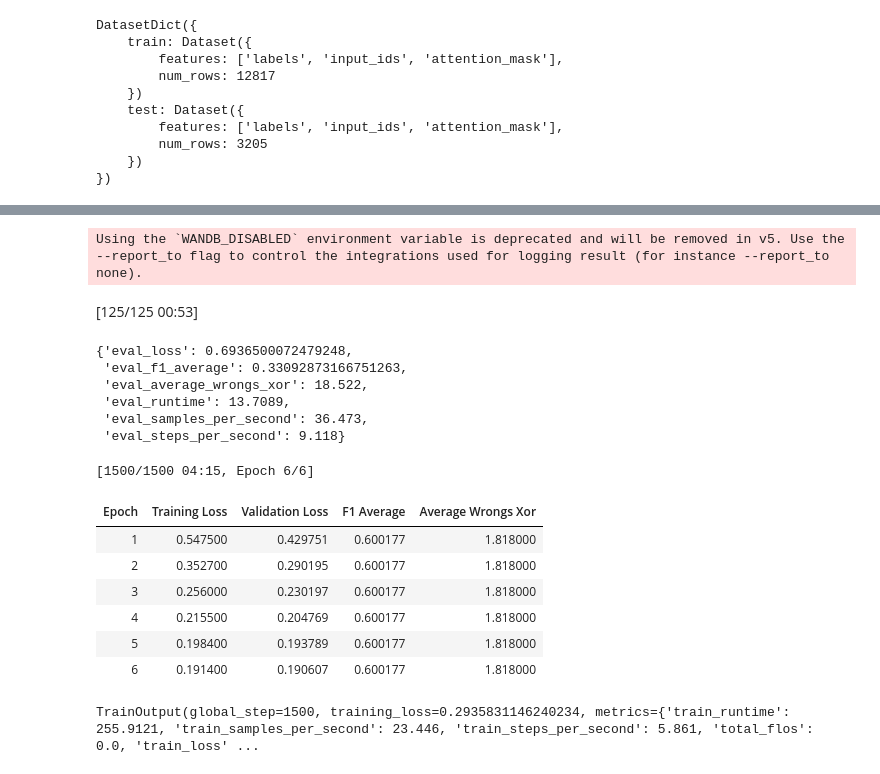
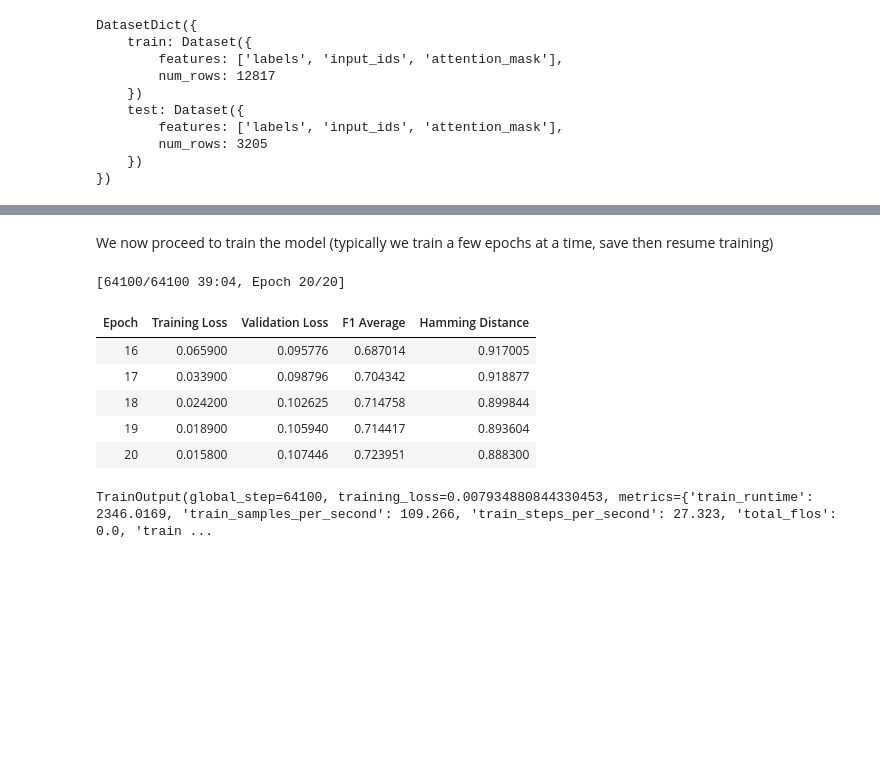
Before and after one commit to RicoBorra/ProteinFunctionPrediction, a Jupyter notebook: protein_function_prediction.ipynb, the cells around one changed output, grey strips where cells are left out. Cells and saved outputs as stored; diff of their text form; code cells hidden in the pictures; blank space fills up the shorter version.

```diff
--- a/get_go_slimming_set_annotation.ipynb
+++ b/protein_function_prediction.ipynb
@@ -160,15 +212,10 @@ from typing import List, Dict, Any
 def compute_metrics(eval_pred):
     f1_score = evaluate.load("f1")
     predictions, labels = eval_pred
-    #print("metrics")
-    #print(predictions, labels)
-    #print(eval_pred.inputs)
     predictions = np.where(predictions > 0.5, 1, 0)
     labels = np.where(labels > 0.5, 1, 0)
     f1s = []
     for i in range(40):
         f1s.append(f1_score.compute(predictions=predictions[:, i], references=labels[:, i], average="macro")['f1'])
     average_wrongs = np.logical_xor(predictions, labels).sum(axis=1).mean()
-    return {'f1_average' : sum(f1s) / len(f1s), 'average_wrongs_xor' : float(average_wrongs)}
-
-data_collator = DataCollatorWithPadding(tokenizer=tokenizer)
+    return {'f1_average' : sum(f1s) / len(f1s), 'hamming_distance' : float(average_wrongs)}
@@ -175,5 +224,4 @@ data_collator = DataCollatorWithPadding(tokenizer=tokenizer)
 # %%
-esm = ESMwithMultiClass()
 training_args = TrainingArguments(
     output_dir="./esm_multilabel",
     learning_rate=1e-4,
@@ -183,8 +231,21 @@ training_args = TrainingArguments(
     weight_decay=0.01,
     evaluation_strategy="epoch",
     logging_strategy="epoch",
-    save_strategy="no",
+    save_strategy="epoch",
+    save_total_limit=2,
+    #load_best_model_at_end=True,
+    report_to="none",
     logging_steps=1,
 )
+
+esm = ESMwithMultiClass()
+
+trainer = MultilabelTrainer( # can you belive that it drops columns that are not explicitly used by the model? damned huggingface
+        model=esm,
+        args=training_args,
+        train_dataset=ds["train"],
+        eval_dataset=ds["test"],
+        tokenizer=tokenizer,
+        data_collator=DataCollatorWithPadding(tokenizer=tokenizer),
+        compute_metrics=compute_metrics,
+    )
-# %% [output]
-Using the `WANDB_DISABLED` environment variable is deprecated and will be removed in v5. Use the --report_to flag to control the integrations used for logging result (for instance --report_to none).
@@ -201,22 +252,16 @@ trainer = MultilabelTrainer( # can you belive that it drops columns that are not
-# %%
-trainer.evaluate(ds["test"].select(range(500)))
-# %% [output]
-[125/125 00:53]
-{'eval_loss': 0.6936500072479248,
- 'eval_f1_average': 0.33092873166751263,
- 'eval_average_wrongs_xor': 18.522,
- 'eval_runtime': 13.7089,
- 'eval_samples_per_second': 36.473,
- 'eval_steps_per_second': 9.118}
-# %%
-trainer.train()
-# %% [output]
-[1500/1500 04:15, Epoch 6/6]
-| Epoch | Training Loss | Validation Loss | F1 Average | Average Wrongs Xor |
-| 1 | 0.547500 | 0.429751 | 0.600177 | 1.818000 |
-| 2 | 0.352700 | 0.290195 | 0.600177 | 1.818000 |
-| 3 | 0.256000 | 0.230197 | 0.600177 | 1.818000 |
-| 4 | 0.215500 | 0.204769 | 0.600177 | 1.818000 |
-| 5 | 0.198400 | 0.193789 | 0.600177 | 1.818000 |
-| 6 | 0.191400 | 0.190607 | 0.600177 | 1.818000 |
-TrainOutput(global_step=1500, training_loss=0.2935831146240234, metrics={'train_runtime': 255.9121, 'train_samples_per_second': 23.446, 'train_steps_per_second': 5.861, 'total_flos': 0.0, 'train_loss' ...
+# %% [markdown]
+We now proceed to train the model (typically we train a few epochs at a time, save then resume training)
+# %%
+import os
+
+# this takes the last available checkpoint and resumes training from there
+trainer.train(resume_from_checkpoint=f"esm_multilabel/{sorted(os.listdir('esm_multilabel'))[-1]}/")
+# %% [output]
+[64100/64100 39:04, Epoch 20/20]
+| Epoch | Training Loss | Validation Loss | F1 Average | Hamming Distance |
+| 16 | 0.065900 | 0.095776 | 0.687014 | 0.917005 |
+| 17 | 0.033900 | 0.098796 | 0.704342 | 0.918877 |
+| 18 | 0.024200 | 0.102625 | 0.714758 | 0.899844 |
+| 19 | 0.018900 | 0.105940 | 0.714417 | 0.893604 |
+| 20 | 0.015800 | 0.107446 | 0.723951 | 0.888300 |
+TrainOutput(global_step=64100, training_loss=0.007934880844330453, metrics={'train_runtime': 2346.0169, 'train_samples_per_second': 109.266, 'train_steps_per_second': 27.323, 'total_flos': 0.0, 'train ...
```
Also changed, not shown: parts of 27 cells of this notebook, 1 other file.
